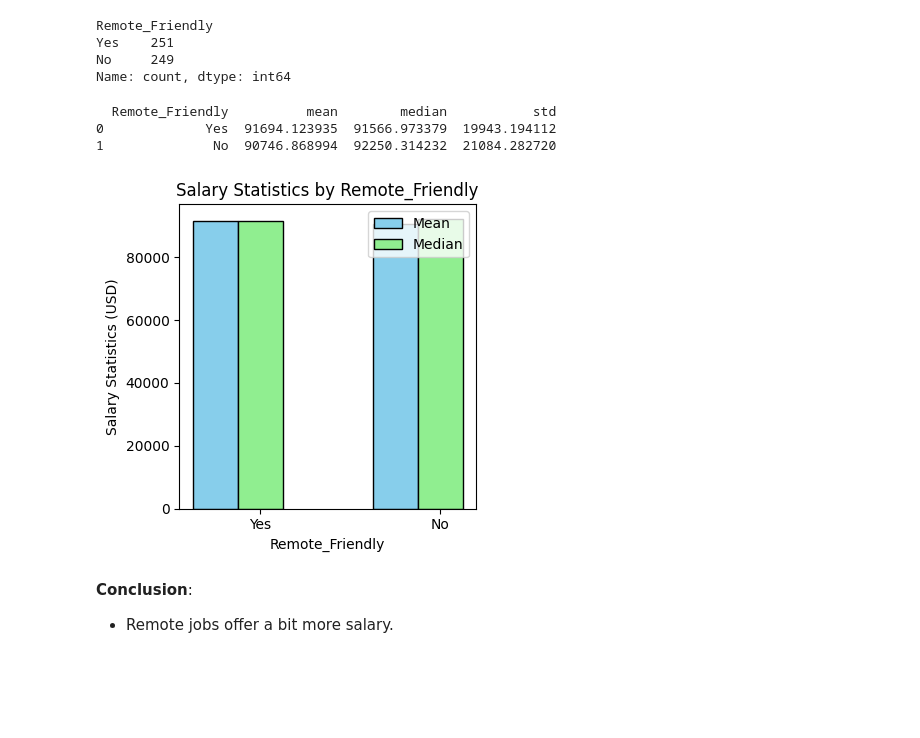
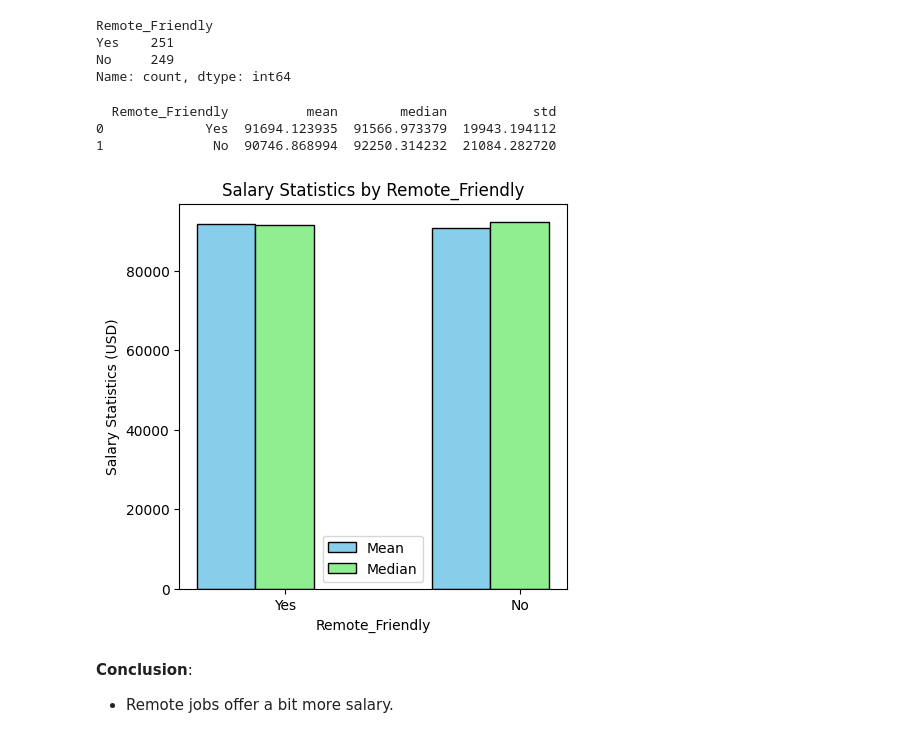
Before and after one commit to Arnold-18-CS/AI-Job-Market-Data-Analysis, a Jupyter notebook: main.ipynb, the cells around one changed output. Cells and saved outputs as stored; diff of their text form; code cells hidden in the pictures; blank space fills up the shorter version.

```diff
--- a/main.ipynb
+++ b/main.ipynb
@@ -284,26 +284,25 @@ Name: count, dtype: int64
 # %%
 remote_stats = df.groupby('Remote_Friendly')['Salary_USD'].agg(['mean', 'median', 'std'])
 remote_stats = remote_stats.sort_values(by='mean', ascending=False).reset_index()
 print(remote_stats)
 
 x = np.arange(len(remote_stats['Remote_Friendly']))
 width = 0.25
 
-plt.figure(figsize=(4, 4))
+plt.figure(figsize=(5, 5))
 plt.bar(x - width, remote_stats['mean'], width, label='Mean', color='skyblue', edgecolor='black')
 plt.bar(x, remote_stats['median'], width, label='Median', color='lightgreen', edgecolor='black')
 plt.xlabel('Remote_Friendly')
 plt.ylabel('Salary Statistics (USD)')
 plt.title('Salary Statistics by Remote_Friendly')
 plt.xticks(x, remote_stats['Remote_Friendly'])
 plt.legend()
-plt.tight_layout()
 plt.show()
 # %% [output]
   Remote_Friendly          mean        median           std
 0             Yes  91694.123935  91566.973379  19943.194112
 1              No  90746.868994  92250.314232  21084.282720
-[figure, old version]
+[figure, new version]
 # %% [markdown]
 **Conclusion**:
 
```
Also changed, not shown: parts of 31 cells of this notebook.
